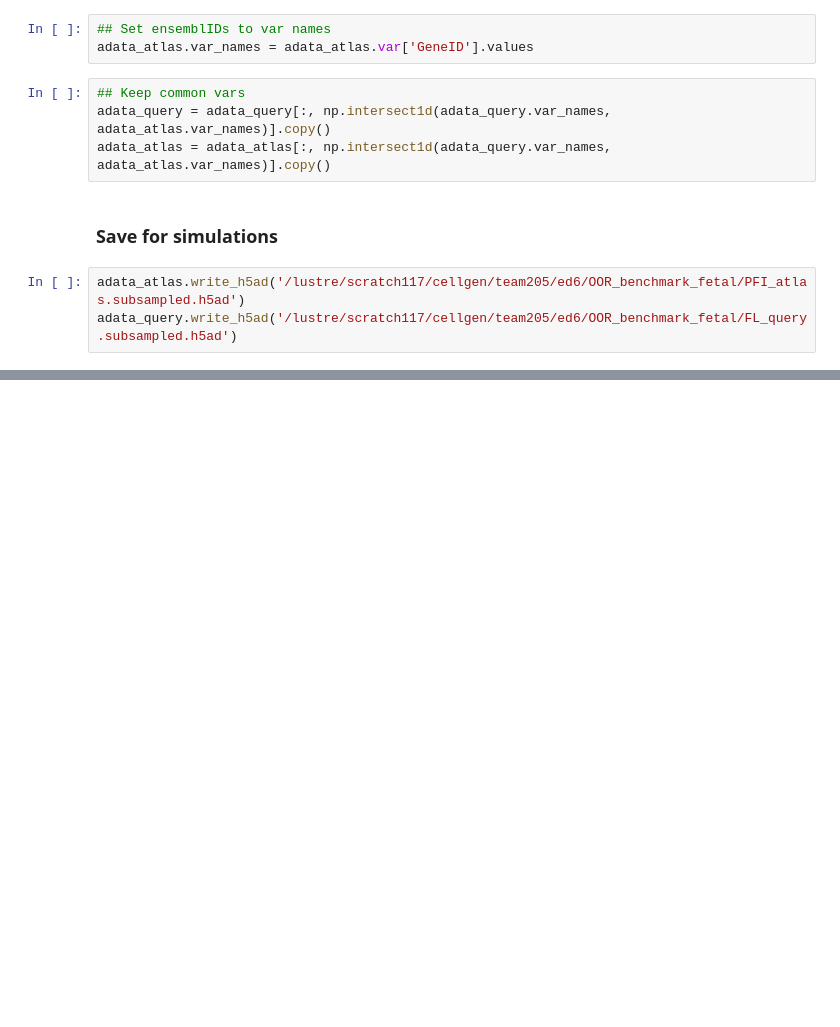
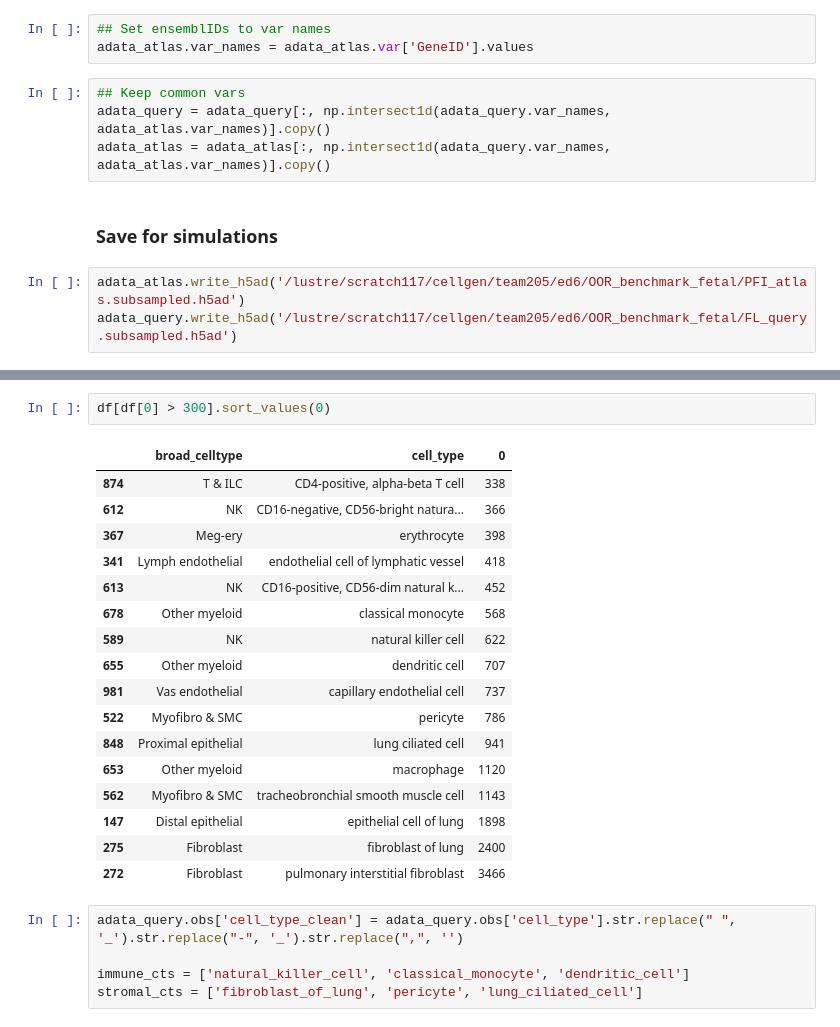
Before and after one commit to MarioniLab/oor_design_reproducibility, a Jupyter notebook: src/_misc/imperfect_atlas/fetal_immune.ipynb, the cells around one changed output, grey strips where cells are left out. Saved outputs shown, nothing was run; the diff lists cells and outputs as text; blank space fills up the shorter version.

```diff
--- a/src/_misc/imperfect_atlas/fetal_immune.ipynb
+++ b/src/_misc/imperfect_atlas/fetal_immune.ipynb
@@ -200,0 +242,25 @@ adata_query.write_h5ad('/lustre/scratch117/cellgen/team205/ed6/OOR_benchmark_fet
+# %%
+df[df[0] > 300].sort_values(0)
+# %% [output]
+|  | broad_celltype | cell_type | 0 |
+| 874 | T & ILC | CD4-positive, alpha-beta T cell | 338 |
+| 612 | NK | CD16-negative, CD56-bright natura... | 366 |
+| 367 | Meg-ery | erythrocyte | 398 |
+| 341 | Lymph endothelial | endothelial cell of lymphatic vessel | 418 |
+| 613 | NK | CD16-positive, CD56-dim natural k... | 452 |
+| 678 | Other myeloid | classical monocyte | 568 |
+| 589 | NK | natural killer cell | 622 |
+| 655 | Other myeloid | dendritic cell | 707 |
+| 981 | Vas endothelial | capillary endothelial cell | 737 |
+| 522 | Myofibro & SMC | pericyte | 786 |
+| 848 | Proximal epithelial | lung ciliated cell | 941 |
+| 653 | Other myeloid | macrophage | 1120 |
+| 562 | Myofibro & SMC | tracheobronchial smooth muscle cell | 1143 |
+| 147 | Distal epithelial | epithelial cell of lung | 1898 |
+| 275 | Fibroblast | fibroblast of lung | 2400 |
+| 272 | Fibroblast | pulmonary interstitial fibroblast | 3466 |
+# %%
+adata_query.obs['cell_type_clean'] = adata_query.obs['cell_type'].str.replace(" ", '_').str.replace("-", '_').str.replace(",", '')
+
+immune_cts = ['natural_killer_cell', 'classical_monocyte', 'dendritic_cell']
+stromal_cts = ['fibroblast_of_lung', 'pericyte', 'lung_ciliated_cell']
```
Also changed, not shown: parts of 17 cells of this notebook, 1 other file.
